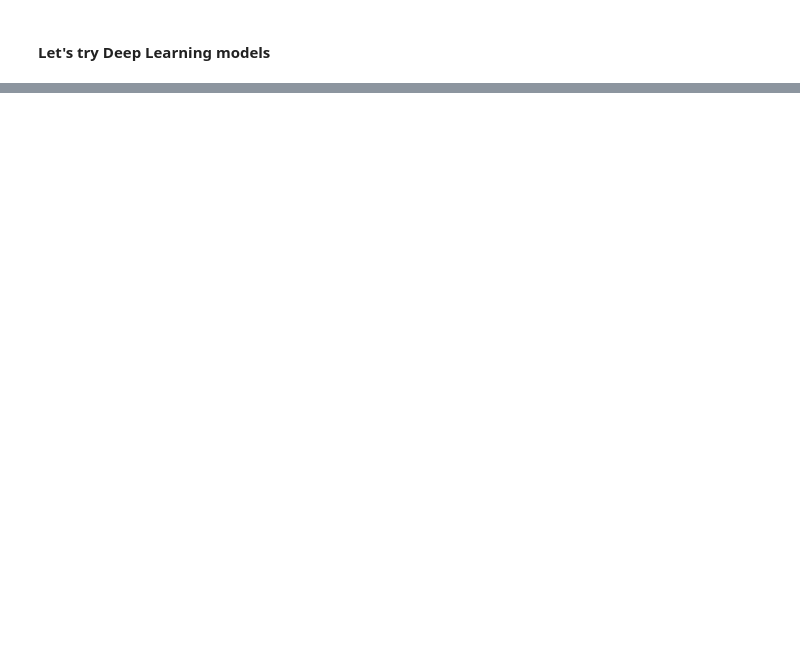
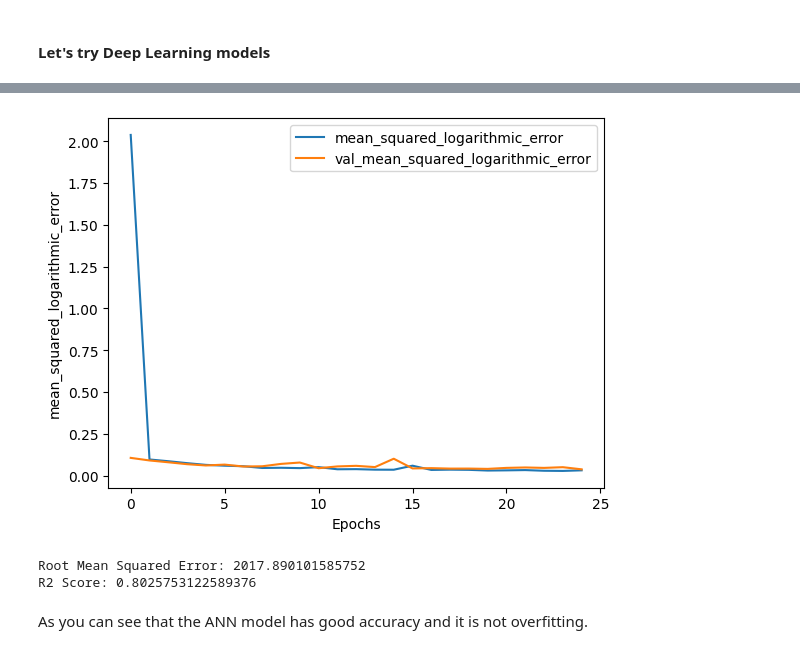
Before and after one commit to Akshay-Paunikar/EDA_and_Feature_Engineering, a Jupyter notebook: Day_3_Flight_Price_Prediction/Flight_Price_Prediction.ipynb, the cells around one changed output, grey strips where cells are left out. Drawn from its saved outputs; the diff is of its cells as text; code cells hidden in the pictures; blank space fills up the shorter version.

Commit message:
model training done

```diff
--- a/Day_3_Flight_Price_Prediction/Flight_Price_Prediction.ipynb
+++ b/Day_3_Flight_Price_Prediction/Flight_Price_Prediction.ipynb
@@ -1119,0 +1176,19 @@ RMSE: 1310.494453761201
+# %%
+model = Sequential()
+model.add(Dense(256, kernel_initializer='normal', activation='relu'))
+model.add(Dense(512, kernel_initializer='normal', activation='relu'))
+model.add(Dense(480, kernel_initializer='normal', activation='relu'))
+model.add(Dense(256, kernel_initializer='normal', activation='relu'))
+model.add(Dense(1, kernel_initializer='normal', activation='linear'))
+# %%
+# loss function
+msle = MeanSquaredLogarithmicError()
+# %%
+model.compile(
+    loss=msle,
+    optimizer=Adam(learning_rate=0.03),
+    metrics=[msle]
+)
+# %%
+# train the model
+history = model.fit(X_train_scaled, y_train, epochs=25, batch_size=64, validation_split=0.30)
@@ -1119,0 +1235,12 @@ RMSE: 1310.494453761201
+# %%
+def plot_history(history, key):
+  plt.plot(history.history[key])
+  plt.plot(history.history['val_'+key])
+  plt.xlabel("Epochs")
+  plt.ylabel(key)
+  plt.legend([key, 'val_'+key])
+  plt.show()
+# Plot the history
+plot_history(history, 'mean_squared_logarithmic_error')
+# %% [output]
+[figure, added]
@@ -1119,0 +1250,9 @@ RMSE: 1310.494453761201
+# %%
+# check the accuracy
+print("Root Mean Squared Error:", np.sqrt(mean_squared_error(y_test, prediction)))
+print("R2 Score:", r2_score(y_test, prediction))
+# %% [output]
+Root Mean Squared Error: 2017.890101585752
+R2 Score: 0.8025753122589376
+# %% [markdown]
+As you can see that the ANN model has good accuracy and it is not overfitting.
```
Also changed, not shown: parts of 35 cells of this notebook.
